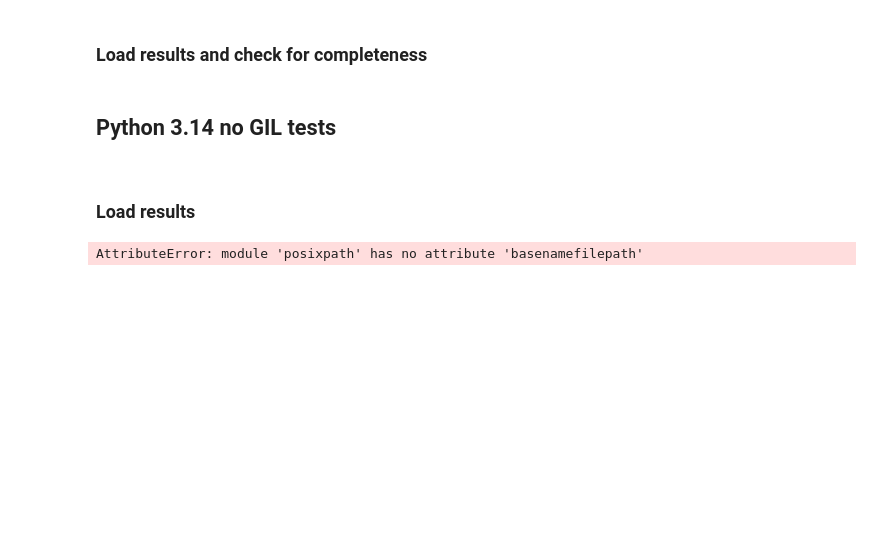
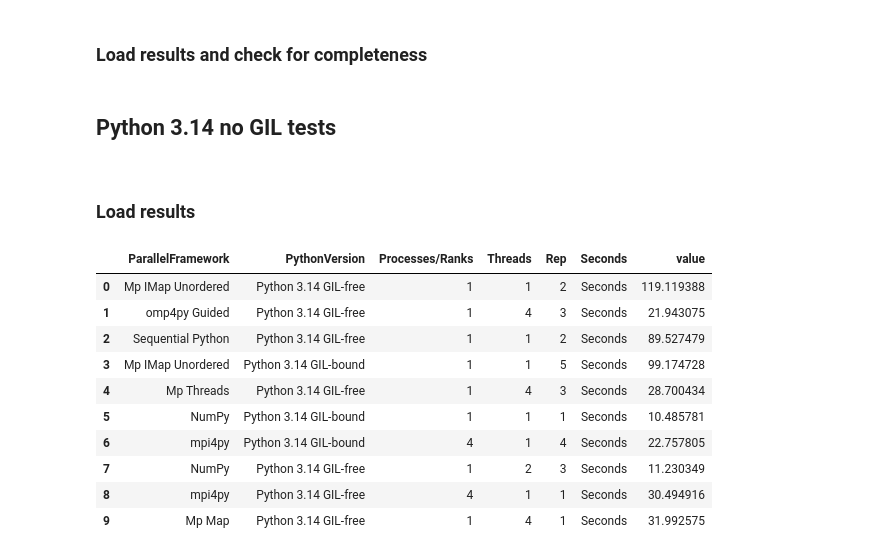
Before and after one commit to unibas-dmi-hpc/daphnescale, a Jupyter notebook: plots/plots.ipynb, the cells around one changed output. Drawn from its saved outputs; the diff is of its cells as text; code cells hidden in the pictures; blank space fills up the shorter version.

```diff
--- a/plots/plots.ipynb
+++ b/plots/plots.ipynb
@@ -1098,7 +1074,7 @@ Used to create the plots for the coding productivity metrics:
 # %%
 # load and read data
 paths_results = [
-    '../python-pre-experiments/results/',
+    '../python-pre-experiments/results-py/',
 ]
 
 # file name to text mapper
@@ -1106,7 +1082,7 @@ mapper = {
     'mp-imap': 'Mp IMap',
     'mp-map': 'Mp Map',
     'mp-imap-unordered': 'Mp IMap Unordered',
-    'mp-thread': 'Mp Threads',
+    'mp-threads': 'Mp Threads',
     'mpi4py': 'mpi4py',
     'numba': 'Numba',
     'omp4py-dynamic': 'omp4py Dynamic',
@@ -1114,6 +1090,7 @@ mapper = {
     'omp4py-guided': 'omp4py Guided',
     'pyomp': 'PyOmp',
     'seq': 'Sequential Python',
+    'numpy': 'NumPy',
     'py314t': 'Python 3.14 GIL-free',
     'py314': 'Python 3.14 GIL-bound',
     'py312': 'Python 3.12'
@@ -1122,7 +1099,7 @@ mapper = {
 # all DAT files
 all_files = []
 for path in paths_results:
-    all_files.extend(glob.glob(os.path.join(path, '**', '*.txt'), recursive=True))
+    all_files.extend(glob.glob(os.path.join(path, '*.txt'), recursive=True))
 
 # read all DAT files and combine them into a single DataFrame
 df_list = []
@@ -1130,8 +1107,6 @@ df_list = []
 for filepath in all_files:
 
     parts = os.path.basename(filepath).split('_')
-    print(parts)
-    sys.exit(0)
 
     # get information about the algorithm, the language and the type from the filename
     algo = mapper.get(parts[0], pd.NA)
@@ -1155,40 +1130,45 @@ for filepath in all_files:
         line = [l for l in lines if 'Time' in l][0]
         seconds = float(line.strip().split(' ')[3])
     except Exception as e:
+        print(f"File {filepath}: empty line")
         continue
-
-    # # if the experiment did not finish properly, the files is still there but empty. delete them for Snakemake to rerun
-    # if line.strip() == '':
-    #     print(f"File {filepath}: empty line")
-    #     os.remove(filepath)
-    #     continue
 
     # create an empty DataFrame with the specified columns
     df = pd.DataFrame(columns=col_names)
     # insert values into the first row (index 0)
     df.loc[0] = [
         algo,        # benchmark
         pyV,        # language
         int(processes),
         int(threads),
         int(rep),
         float(seconds)
     ]
 
     df_list.append(df)
 
 df_wide = pd.concat(df_list, axis=0, ignore_index=True)
 
 # make it a tidy DataFrame
 df_long = pd.melt(
     df_wide,
     id_vars=['ParallelFramework', 'PythonVersion', 'Processes/Ranks', 'Threads', 'Rep'],  # keep these as identifiers
     value_vars=['Seconds'],  # metrics to melt
     var_name='Seconds',
     value_name='value'
 )
 
 # show
 df_long.head(10)
 # %% [output]
-AttributeError: module 'posixpath' has no attribute 'basenamefilepath'
+|  | ParallelFramework | PythonVersion | Processes/Ranks | Threads | Rep | Seconds | value |
+| 0 | Mp IMap Unordered | Python 3.14 GIL-free | 1 | 1 | 2 | Seconds | 119.119388 |
+| 1 | omp4py Guided | Python 3.14 GIL-free | 1 | 4 | 3 | Seconds | 21.943075 |
+| 2 | Sequential Python | Python 3.14 GIL-free | 1 | 1 | 2 | Seconds | 89.527479 |
+| 3 | Mp IMap Unordered | Python 3.14 GIL-bound | 1 | 1 | 5 | Seconds | 99.174728 |
+| 4 | Mp Threads | Python 3.14 GIL-free | 1 | 4 | 3 | Seconds | 28.700434 |
+| 5 | NumPy | Python 3.14 GIL-bound | 1 | 1 | 1 | Seconds | 10.485781 |
+| 6 | mpi4py | Python 3.14 GIL-bound | 4 | 1 | 4 | Seconds | 22.757805 |
+| 7 | NumPy | Python 3.14 GIL-free | 1 | 2 | 3 | Seconds | 11.230349 |
+| 8 | mpi4py | Python 3.14 GIL-free | 4 | 1 | 1 | Seconds | 30.494916 |
+| 9 | Mp Map | Python 3.14 GIL-free | 1 | 4 | 1 | Seconds | 31.992575 |
```
Also changed, not shown: parts of 4 cells of this notebook.
